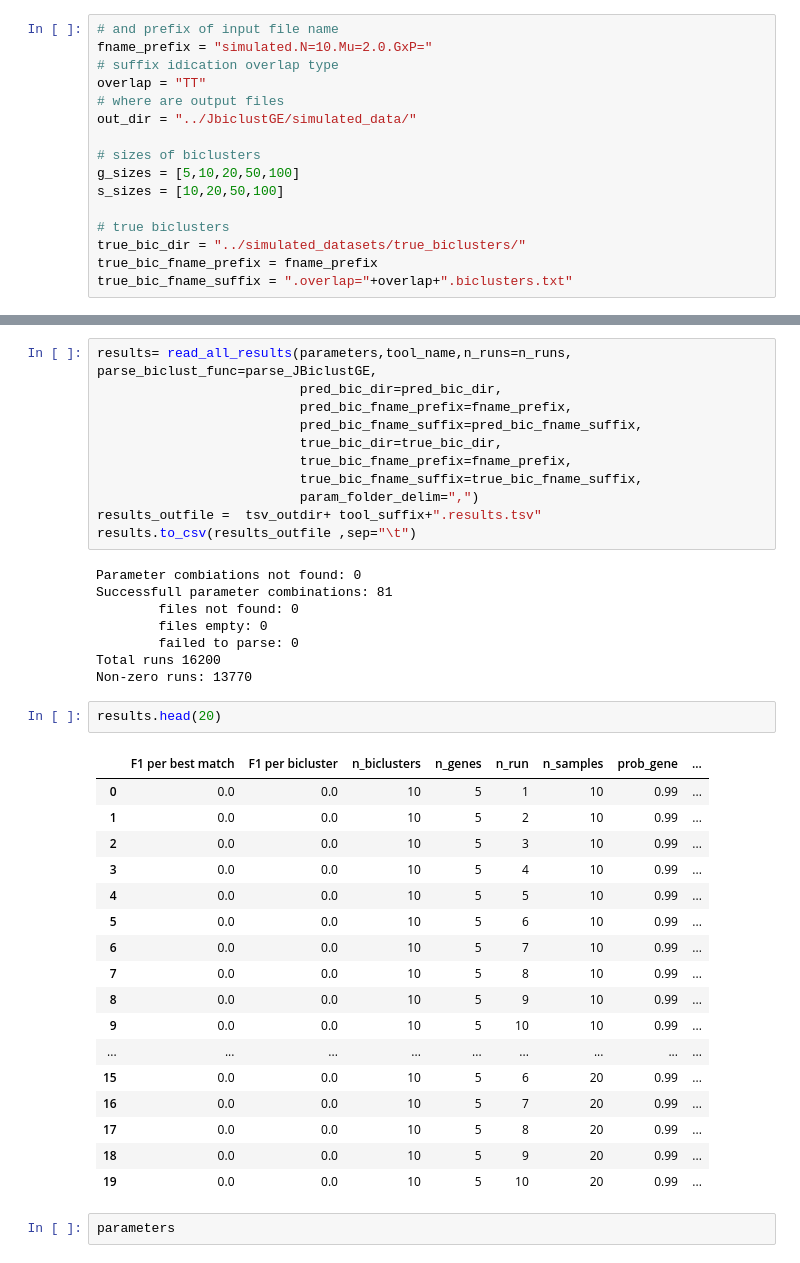
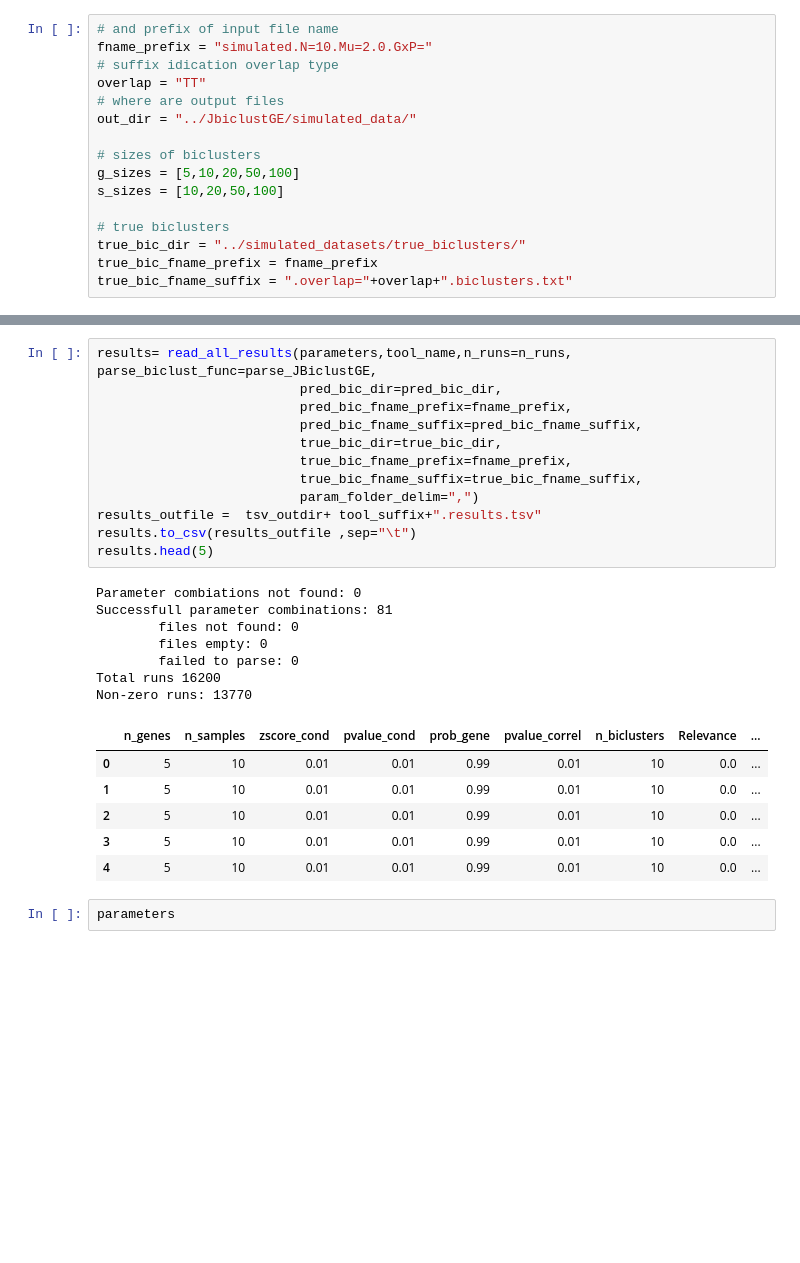
Before and after one commit to ozolotareva/DESMOND, a Jupyter notebook: hyperparameter_tuning/COALESCE_params.ipynb, the cells around one changed output, grey strips where cells are left out. Drawn from its saved outputs; the diff is of its cells as text; blank space fills up the shorter version.

Commit message:
F1 scrores replaced with Relevance and Recovery scores based on Jaccard similarity

```diff
--- a/hyperparameter_tuning/COALESCE_params.ipynb
+++ b/hyperparameter_tuning/COALESCE_params.ipynb
@@ -52,42 +109,29 @@ tsv_outdir = "../simulated_datasets/results/F1/"
 # %%
 results= read_all_results(parameters,tool_name,n_runs=n_runs, parse_biclust_func=parse_JBiclustGE,
                           pred_bic_dir=pred_bic_dir,
                           pred_bic_fname_prefix=fname_prefix,
                           pred_bic_fname_suffix=pred_bic_fname_suffix,
                           true_bic_dir=true_bic_dir,
                           true_bic_fname_prefix=fname_prefix,
                           true_bic_fname_suffix=true_bic_fname_suffix,
                           param_folder_delim=",")
 results_outfile =  tsv_outdir+ tool_suffix+".results.tsv"
 results.to_csv(results_outfile ,sep="\t")
+results.head(5)
 # %% [output]
 Parameter combiations not found: 0
 Successfull parameter combinations: 81
         files not found: 0
         files empty: 0
         failed to parse: 0
 Total runs 16200
 Non-zero runs: 13770
+|  | n_genes | n_samples | zscore_cond | pvalue_cond | prob_gene | pvalue_correl | n_biclusters | Relevance | ... |
+| 0 | 5 | 10 | 0.01 | 0.01 | 0.99 | 0.01 | 10 | 0.0 | ... |
+| 1 | 5 | 10 | 0.01 | 0.01 | 0.99 | 0.01 | 10 | 0.0 | ... |
+| 2 | 5 | 10 | 0.01 | 0.01 | 0.99 | 0.01 | 10 | 0.0 | ... |
+| 3 | 5 | 10 | 0.01 | 0.01 | 0.99 | 0.01 | 10 | 0.0 | ... |
+| 4 | 5 | 10 | 0.01 | 0.01 | 0.99 | 0.01 | 10 | 0.0 | ... |
-# %%
-results.head(20)
-# %% [output]
-|  | F1 per best match | F1 per bicluster | n_biclusters | n_genes | n_run | n_samples | prob_gene | ... |
-| 0 | 0.0 | 0.0 | 10 | 5 | 1 | 10 | 0.99 | ... |
-| 1 | 0.0 | 0.0 | 10 | 5 | 2 | 10 | 0.99 | ... |
-| 2 | 0.0 | 0.0 | 10 | 5 | 3 | 10 | 0.99 | ... |
-| 3 | 0.0 | 0.0 | 10 | 5 | 4 | 10 | 0.99 | ... |
-| 4 | 0.0 | 0.0 | 10 | 5 | 5 | 10 | 0.99 | ... |
-| 5 | 0.0 | 0.0 | 10 | 5 | 6 | 10 | 0.99 | ... |
-| 6 | 0.0 | 0.0 | 10 | 5 | 7 | 10 | 0.99 | ... |
-| 7 | 0.0 | 0.0 | 10 | 5 | 8 | 10 | 0.99 | ... |
-| 8 | 0.0 | 0.0 | 10 | 5 | 9 | 10 | 0.99 | ... |
-| 9 | 0.0 | 0.0 | 10 | 5 | 10 | 10 | 0.99 | ... |
-| ... | ... | ... | ... | ... | ... | ... | ... | ... |
-| 15 | 0.0 | 0.0 | 10 | 5 | 6 | 20 | 0.99 | ... |
-| 16 | 0.0 | 0.0 | 10 | 5 | 7 | 20 | 0.99 | ... |
-| 17 | 0.0 | 0.0 | 10 | 5 | 8 | 20 | 0.99 | ... |
-| 18 | 0.0 | 0.0 | 10 | 5 | 9 | 20 | 0.99 | ... |
-| 19 | 0.0 | 0.0 | 10 | 5 | 10 | 20 | 0.99 | ... |
 # %%
 parameters
 # %% [output]
```
Also changed, not shown: parts of 7 cells of this notebook, 9 other files.
